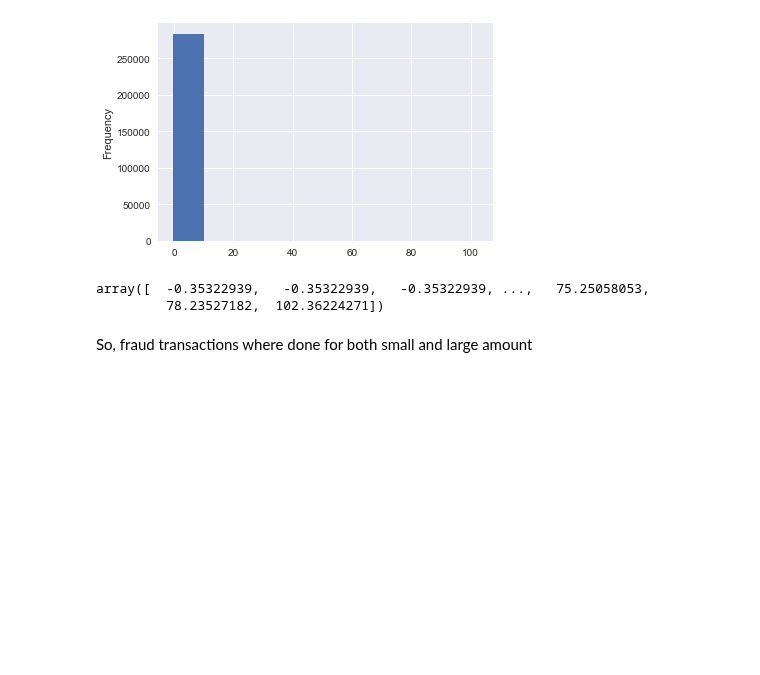
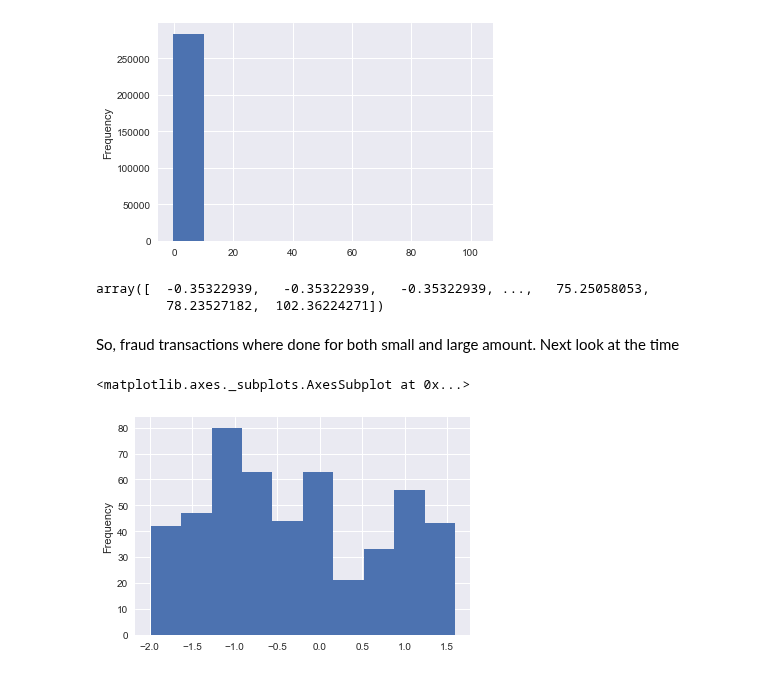
Before and after one commit to sushant2811/CreditCardFraudDetection, a Jupyter notebook: CreditCardFraudDetection.ipynb, the cells around one changed output. Cells and saved outputs as stored; diff of their text form; code cells hidden in the pictures; blank space fills up the shorter version.

Commit message:
Fraud vs. time relation

```diff
--- a/CreditCardFraudDetection.ipynb
+++ b/CreditCardFraudDetection.ipynb
@@ -258,4 +258,9 @@ np.sort(NormalTransaction['normAmount'])
 array([  -0.35322939,   -0.35322939,   -0.35322939, ...,   75.25058053,
          78.23527182,  102.36224271])
 # %% [markdown]
-So, fraud transactions where done for both small and large amount
+So, fraud transactions where done for both small and large amount. Next look at the time
+# %%
+FraudTransaction['normTime'].plot.hist()
+# %% [output]
+<matplotlib.axes._subplots.AxesSubplot at 0x...>
+[figure, added]
```
Also changed, not shown: parts of 2 cells of this notebook.
